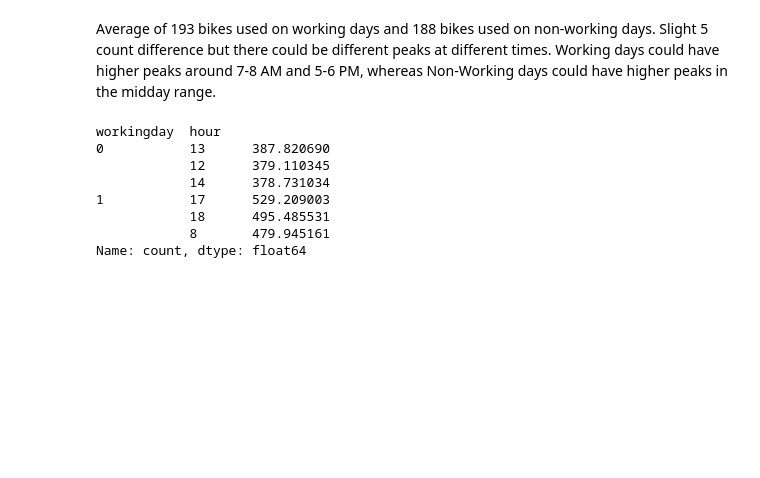
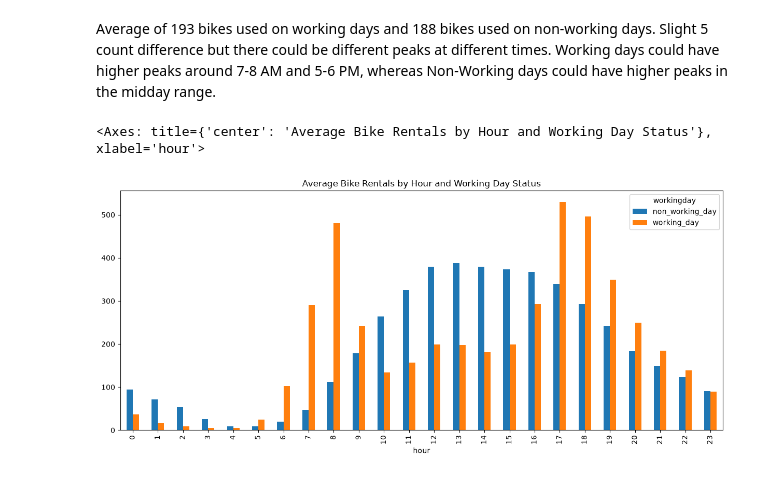
Before and after one commit to nlawee/python_projects, a Jupyter notebook: Lyft - Demand for Electric Bicycles/solution.ipynb, the cells around one changed output. Drawn from its saved outputs; the diff is of its cells as text; code cells hidden in the pictures; blank space fills up the shorter version.

```diff
--- a/Lyft - Demand for Electric Bicycles/solution.ipynb
+++ b/Lyft - Demand for Electric Bicycles/solution.ipynb
@@ -116,14 +117,8 @@ Name: count, dtype: float64
 # %% [markdown]
 Average of 193 bikes used on working days and 188 bikes used on non-working days. Slight 5 count difference but there could be different peaks at different times. Working days could have higher peaks around 7-8 AM and 5-6 PM, whereas Non-Working days could have higher peaks in the midday range.
 # %%
-working = df.groupby(['workingday', 'hour'])['count'].mean()
-working.groupby(level='workingday', group_keys=False).nlargest(3)
+working_hrs_compare = df.groupby(['workingday', 'hour'])['count'].mean().unstack('workingday').rename(columns={0: 'non_working_day', 1: 'working_day'})
+working_hrs_compare.plot(kind='bar', figsize=(15, 6), title='Average Bike Rentals by Hour and Working Day Status')
 # %% [output]
-workingday  hour
-0           13      387.820690
-            12      379.110345
-            14      378.731034
-1           17      529.209003
-            18      495.485531
-            8       479.945161
-Name: count, dtype: float64
+<Axes: title={'center': 'Average Bike Rentals by Hour and Working Day Status'}, xlabel='hour'>
+[figure, added]
```
Also changed, not shown: parts of 3 cells of this notebook, 1 other file.
